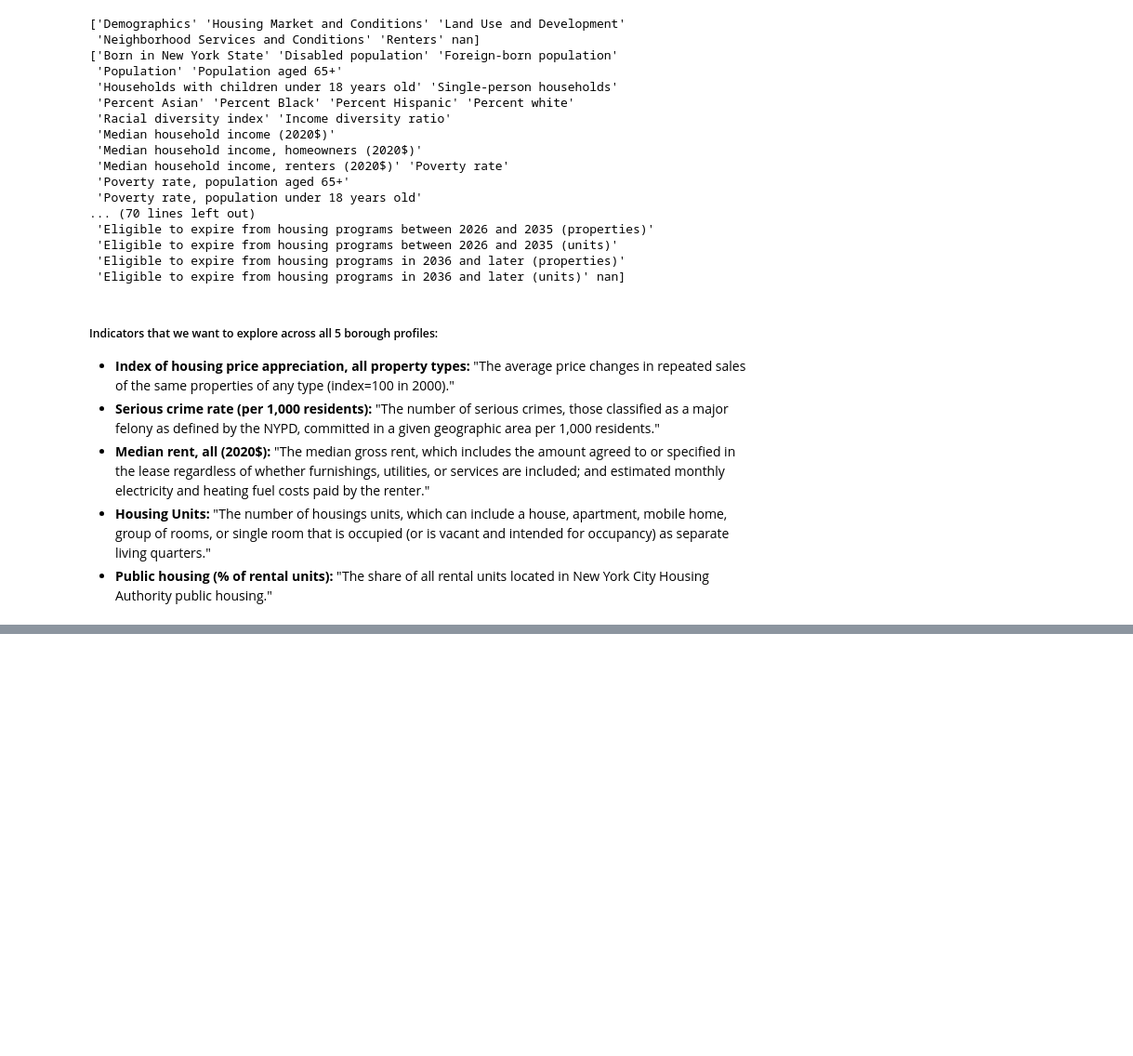
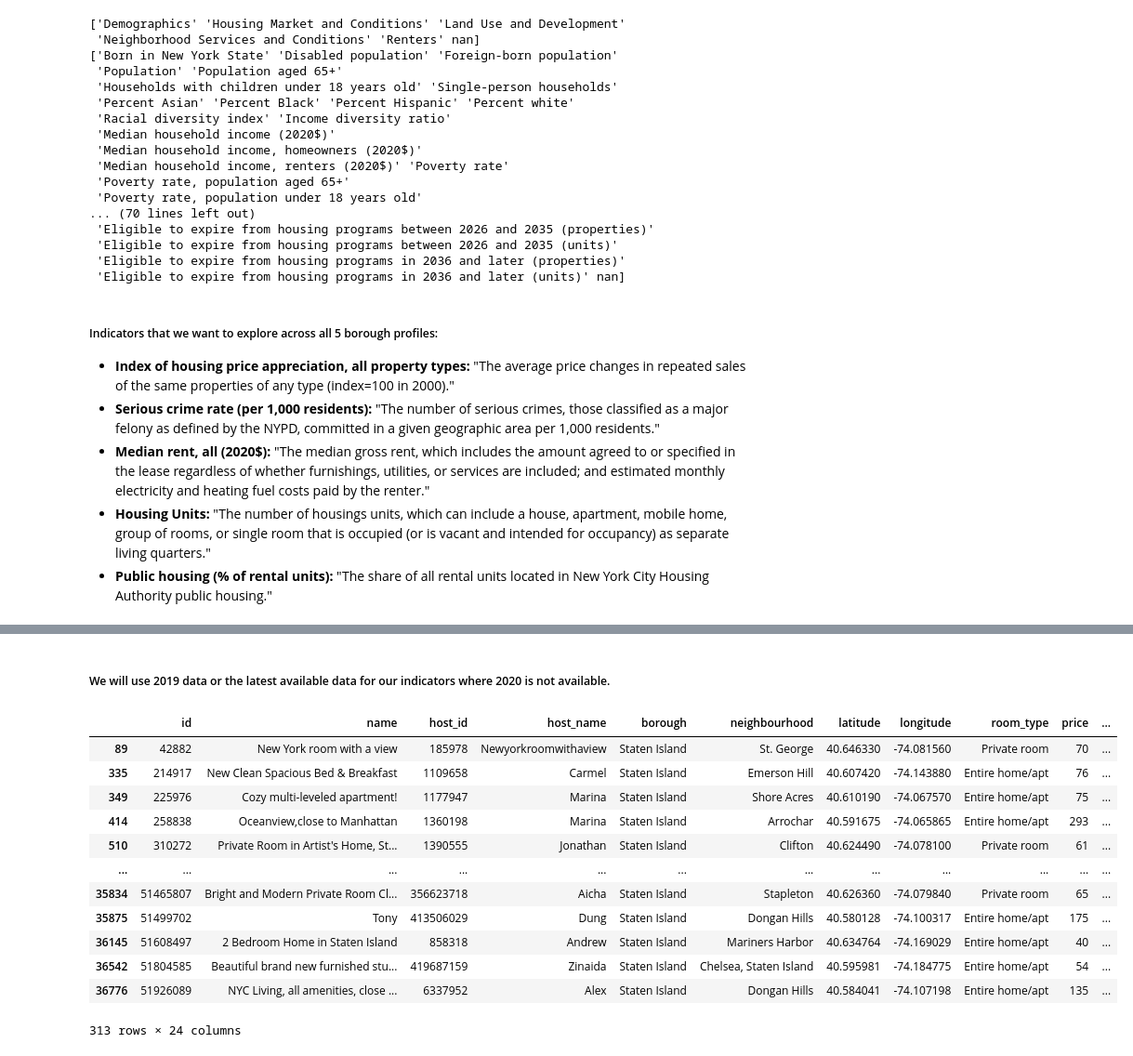
Before and after one commit to nayanchavan/ieor142, a Jupyter notebook: ieor-142-final-project.ipynb, the cells around one changed output, grey strips where cells are left out. Shown: that part at 93% size. Drawn from its saved outputs; the diff is of its cells as text; code cells hidden in the pictures; blank space fills up the shorter version.

```diff
--- a/ieor-142-final-project.ipynb
+++ b/ieor-142-final-project.ipynb
@@ -111,0 +166,80 @@ staten_profile = pd.read_csv('data/SI_NeighborhoodDataProfile.csv')
+# %% [markdown]
+##### We will use 2019 data or the latest available data for our indicators where 2020 is not available.
+# %%
+for i in range(len(listing_data)):
+    if listing_data.loc[i, 'borough'] == 'Staten Island':
+        listing_data.loc[i, 'Housing_Units'] = '181,765'
+    if listing_data.loc[i, 'borough'] == 'Staten Island':
+        listing_data.loc[i, 'Index of housing price appreciation, all property types'] = '236.4'
+    if listing_data.loc[i, 'borough'] == 'Staten Island':
+        listing_data.loc[i, 'Serious crime rate (per 1,000 residents)'] = '5.2'
+    if listing_data.loc[i, 'borough'] == 'Staten Island':
+        listing_data.loc[i, 'Median rent, all (2020$)'] = '1320'
+    if listing_data.loc[i, 'borough'] == 'Staten Island':
+        listing_data.loc[i, 'Public housing (% of rental units) The share of all rental units located '] = '8.3%'
+
+
+for i in range(len(listing_data)):
+    if listing_data.loc[i, 'borough'] == 'Queens':
+        listing_data.loc[i, 'Housing_Units'] = '181,765'
+    if listing_data.loc[i, 'borough'] == 'Queens':
+        listing_data.loc[i, 'Index of housing price appreciation, all property types'] = '236.4'
+    if listing_data.loc[i, 'borough'] == 'Staten Island':
+        listing_data.loc[i, 'Serious crime rate (per 1,000 residents)'] = '5.2'
+    if listing_data.loc[i, 'borough'] == 'Staten Island':
+        listing_data.loc[i, 'Median rent, all (2020$)'] = '1320'
+    if listing_data.loc[i, 'borough'] == 'Staten Island':
+        listing_data.loc[i, 'Public housing (% of rental units) The share of all rental units located '] = '8.3%'
+
+
+for i in range(len(listing_data)):
+    if listing_data.loc[i, 'borough'] == 'Staten Island':
+        listing_data.loc[i, 'Housing_Units'] = '181,765'
+    if listing_data.loc[i, 'borough'] == 'Staten Island':
+        listing_data.loc[i, 'Index of housing price appreciation, all property types'] = '236.4'
+    if listing_data.loc[i, 'borough'] == 'Staten Island':
+        listing_data.loc[i, 'Serious crime rate (per 1,000 residents)'] = '5.2'
+    if listing_data.loc[i, 'borough'] == 'Staten Island':
+        listing_data.loc[i, 'Median rent, all (2020$)'] = '1320'
+    if listing_data.loc[i, 'borough'] == 'Staten Island':
+        listing_data.loc[i, 'Public housing (% of rental units) The share of all rental units located '] = '8.3%'
+
+
+for i in range(len(listing_data)):
+    if listing_data.loc[i, 'borough'] == 'Staten Island':
+        listing_data.loc[i, 'Housing_Units'] = '181,765'
+    if listing_data.loc[i, 'borough'] == 'Staten Island':
+        listing_data.loc[i, 'Index of housing price appreciation, all property types'] = '236.4'
+    if listing_data.loc[i, 'borough'] == 'Staten Island':
+        listing_data.loc[i, 'Serious crime rate (per 1,000 residents)'] = '5.2'
+    if listing_data.loc[i, 'borough'] == 'Staten Island':
+        listing_data.loc[i, 'Median rent, all (2020$)'] = '1320'
+    if listing_data.loc[i, 'borough'] == 'Staten Island':
+        listing_data.loc[i, 'Public housing (% of rental units) The share of all rental units located '] = '8.3%'
+
+
+for i in range(len(listing_data)):
+    if listing_data.loc[i, 'borough'] == 'Staten Island':
+        listing_data.loc[i, 'Housing_Units'] = '181,765'
+    if listing_data.loc[i, 'borough'] == 'Staten Island':
+        listing_data.loc[i, 'Index of housing price appreciation, all property types'] = '236.4'
+    if listing_data.loc[i, 'borough'] == 'Staten Island':
+        listing_data.loc[i, 'Serious crime rate (per 1,000 residents)'] = '5.2'
+    if listing_data.loc[i, 'borough'] == 'Staten Island':
+        listing_data.loc[i, 'Median rent, all (2020$)'] = '1320'
+    if listing_data.loc[i, 'borough'] == 'Staten Island':
+        listing_data.loc[i, 'Public housing (% of rental units) The share of all rental units located '] = '8.3%'
+# %% [output]
+|  | id | name | host_id | host_name | borough | neighbourhood | latitude | longitude | room_type | price | ... |
+| 89 | 42882 | New York room with a view | 185978 | Newyorkroomwithaview | Staten Island | St. George | 40.646330 | -74.081560 | Private room | 70 | ... |
+| 335 | 214917 | New Clean Spacious Bed & Breakfast | 1109658 | Carmel | Staten Island | Emerson Hill | 40.607420 | -74.143880 | Entire home/apt | 76 | ... |
+| 349 | 225976 | Cozy multi-leveled apartment! | 1177947 | Marina | Staten Island | Shore Acres | 40.610190 | -74.067570 | Entire home/apt | 75 | ... |
+| 414 | 258838 | Oceanview,close to Manhattan | 1360198 | Marina | Staten Island | Arrochar | 40.591675 | -74.065865 | Entire home/apt | 293 | ... |
+| 510 | 310272 | Private Room in Artist's Home, St... | 1390555 | Jonathan | Staten Island | Clifton | 40.624490 | -74.078100 | Private room | 61 | ... |
+| ... | ... | ... | ... | ... | ... | ... | ... | ... | ... | ... | ... |
+| 35834 | 51465807 | Bright and Modern Private Room Cl... | 356623718 | Aicha | Staten Island | Stapleton | 40.626360 | -74.079840 | Private room | 65 | ... |
+| 35875 | 51499702 | Tony | 413506029 | Dung | Staten Island | Dongan Hills | 40.580128 | -74.100317 | Entire home/apt | 175 | ... |
+| 36145 | 51608497 | 2 Bedroom Home in Staten Island | 858318 | Andrew | Staten Island | Mariners Harbor | 40.634764 | -74.169029 | Entire home/apt | 40 | ... |
+| 36542 | 51804585 | Beautiful brand new furnished stu... | 419687159 | Zinaida | Staten Island | Chelsea, Staten Island | 40.595981 | -74.184775 | Entire home/apt | 54 | ... |
+| 36776 | 51926089 | NYC Living, all amenities, close ... | 6337952 | Alex | Staten Island | Dongan Hills | 40.584041 | -74.107198 | Entire home/apt | 135 | ... |
+313 rows × 24 columns
```
Also changed, not shown: parts of 7 cells of this notebook.
